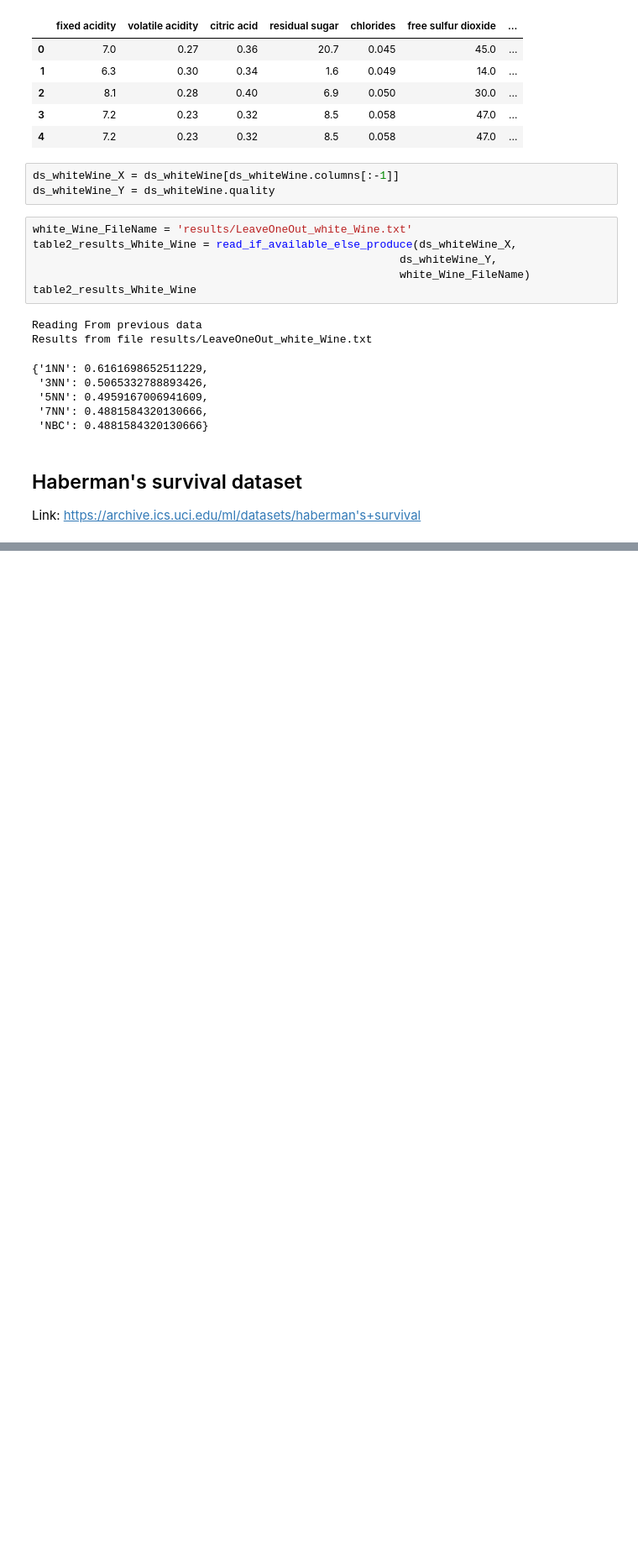
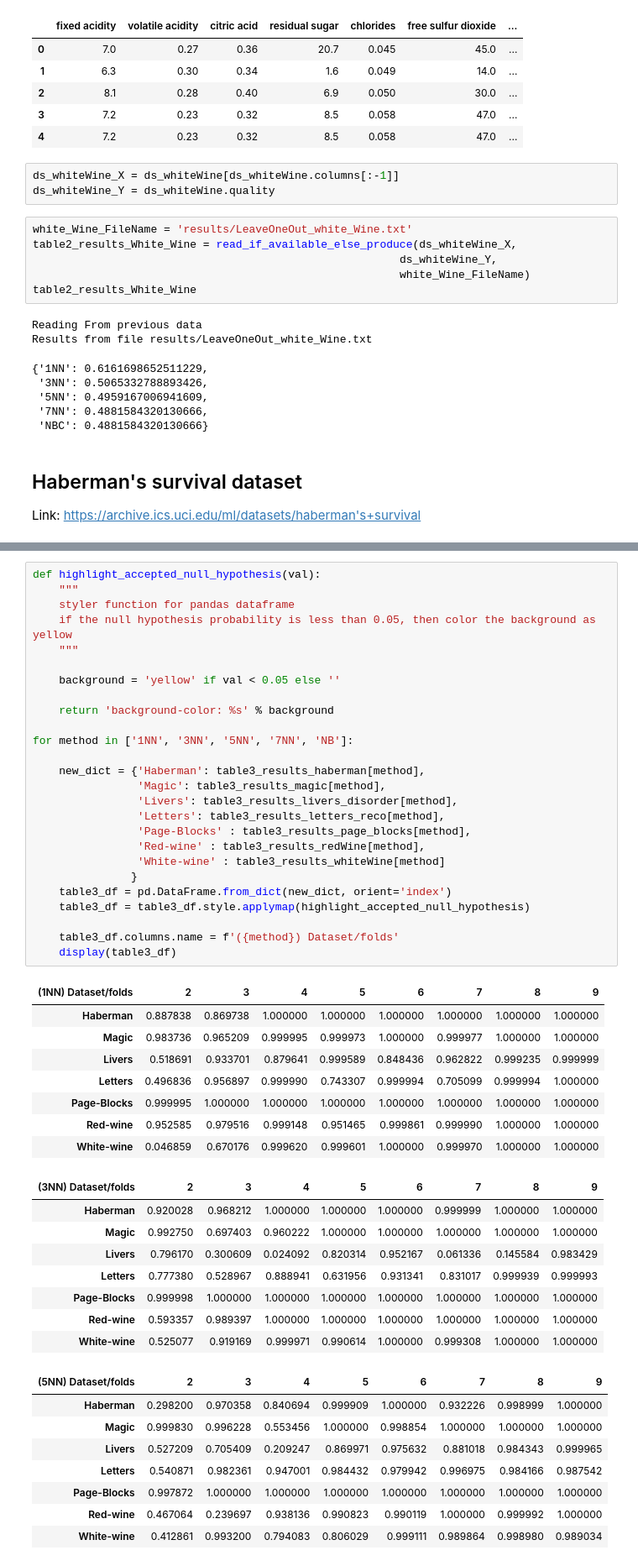
Before and after one commit to amindadgar/Dependency-Analysis-KFoldCrossValidation, a Jupyter notebook: main.ipynb, the cells around one changed output, grey strips where cells are left out. Shown at 84% size. Saved outputs shown, nothing was run; the diff lists cells and outputs as text; blank space fills up the shorter version.

Commit message:
Table 4, the acceptence rate of null hypothesis created!

```diff
--- a/main.ipynb
+++ b/main.ipynb
@@ -891,0 +887,51 @@ Results Produced and saved in results/pValues_whiteWine.txt
+# %%
+def highlight_accepted_null_hypothesis(val):
+    """
+    styler function for pandas dataframe
+    if the null hypothesis probability is less than 0.05, then color the background as yellow
+    """
+
+    background = 'yellow' if val < 0.05 else ''
+
+    return 'background-color: %s' % background
+
+for method in ['1NN', '3NN', '5NN', '7NN', 'NB']:
+
+    new_dict = {'Haberman': table3_results_haberman[method],
+                'Magic': table3_results_magic[method],
+                'Livers': table3_results_livers_disorder[method],
+                'Letters': table3_results_letters_reco[method],
+                'Page-Blocks' : table3_results_page_blocks[method],
+                'Red-wine' : table3_results_redWine[method],
+                'White-wine' : table3_results_whiteWine[method]
+               }
+    table3_df = pd.DataFrame.from_dict(new_dict, orient='index')
+    table3_df = table3_df.style.applymap(highlight_accepted_null_hypothesis)
+
+    table3_df.columns.name = f'({method}) Dataset/folds'
+    display(table3_df)
+# %% [output]
+| (1NN) Dataset/folds | 2 | 3 | 4 | 5 | 6 | 7 | 8 | 9 |
+| Haberman | 0.887838 | 0.869738 | 1.000000 | 1.000000 | 1.000000 | 1.000000 | 1.000000 | 1.000000 |
+| Magic | 0.983736 | 0.965209 | 0.999995 | 0.999973 | 1.000000 | 0.999977 | 1.000000 | 1.000000 |
+| Livers | 0.518691 | 0.933701 | 0.879641 | 0.999589 | 0.848436 | 0.962822 | 0.999235 | 0.999999 |
+| Letters | 0.496836 | 0.956897 | 0.999990 | 0.743307 | 0.999994 | 0.705099 | 0.999994 | 1.000000 |
+| Page-Blocks | 0.999995 | 1.000000 | 1.000000 | 1.000000 | 1.000000 | 1.000000 | 1.000000 | 1.000000 |
+| Red-wine | 0.952585 | 0.979516 | 0.999148 | 0.951465 | 0.999861 | 0.999990 | 1.000000 | 1.000000 |
+| White-wine | 0.046859 | 0.670176 | 0.999620 | 0.999601 | 1.000000 | 0.999970 | 1.000000 | 1.000000 |
+| (3NN) Dataset/folds | 2 | 3 | 4 | 5 | 6 | 7 | 8 | 9 |
+| Haberman | 0.920028 | 0.968212 | 1.000000 | 1.000000 | 1.000000 | 0.999999 | 1.000000 | 1.000000 |
+| Magic | 0.992750 | 0.697403 | 0.960222 | 1.000000 | 1.000000 | 1.000000 | 1.000000 | 1.000000 |
+| Livers | 0.796170 | 0.300609 | 0.024092 | 0.820314 | 0.952167 | 0.061336 | 0.145584 | 0.983429 |
+| Letters | 0.777380 | 0.528967 | 0.888941 | 0.631956 | 0.931341 | 0.831017 | 0.999939 | 0.999993 |
+| Page-Blocks | 0.999998 | 1.000000 | 1.000000 | 1.000000 | 1.000000 | 1.000000 | 1.000000 | 1.000000 |
+| Red-wine | 0.593357 | 0.989397 | 1.000000 | 1.000000 | 1.000000 | 1.000000 | 1.000000 | 1.000000 |
+| White-wine | 0.525077 | 0.919169 | 0.999971 | 0.990614 | 1.000000 | 0.999308 | 1.000000 | 1.000000 |
+| (5NN) Dataset/folds | 2 | 3 | 4 | 5 | 6 | 7 | 8 | 9 |
+| Haberman | 0.298200 | 0.970358 | 0.840694 | 0.999909 | 1.000000 | 0.932226 | 0.998999 | 1.000000 |
+| Magic | 0.999830 | 0.996228 | 0.553456 | 1.000000 | 0.998854 | 1.000000 | 1.000000 | 1.000000 |
+| Livers | 0.527209 | 0.705409 | 0.209247 | 0.869971 | 0.975632 | 0.881018 | 0.984343 | 0.999965 |
+| Letters | 0.540871 | 0.982361 | 0.947001 | 0.984432 | 0.979942 | 0.996975 | 0.984166 | 0.987542 |
+| Page-Blocks | 0.997872 | 1.000000 | 1.000000 | 1.000000 | 1.000000 | 1.000000 | 1.000000 | 1.000000 |
+| Red-wine | 0.467064 | 0.239697 | 0.938136 | 0.990823 | 0.990119 | 1.000000 | 0.999992 | 1.000000 |
+| White-wine | 0.412861 | 0.993200 | 0.794083 | 0.806029 | 0.999111 | 0.989864 | 0.998980 | 0.989034 |
```
Also changed, not shown: parts of 32 cells of this notebook.
